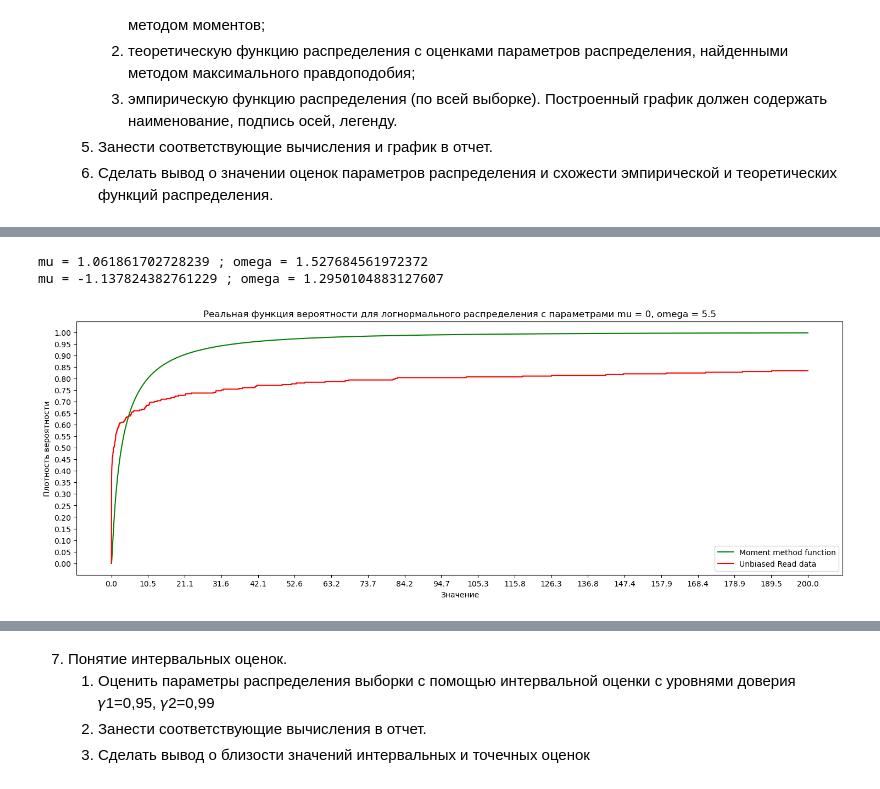
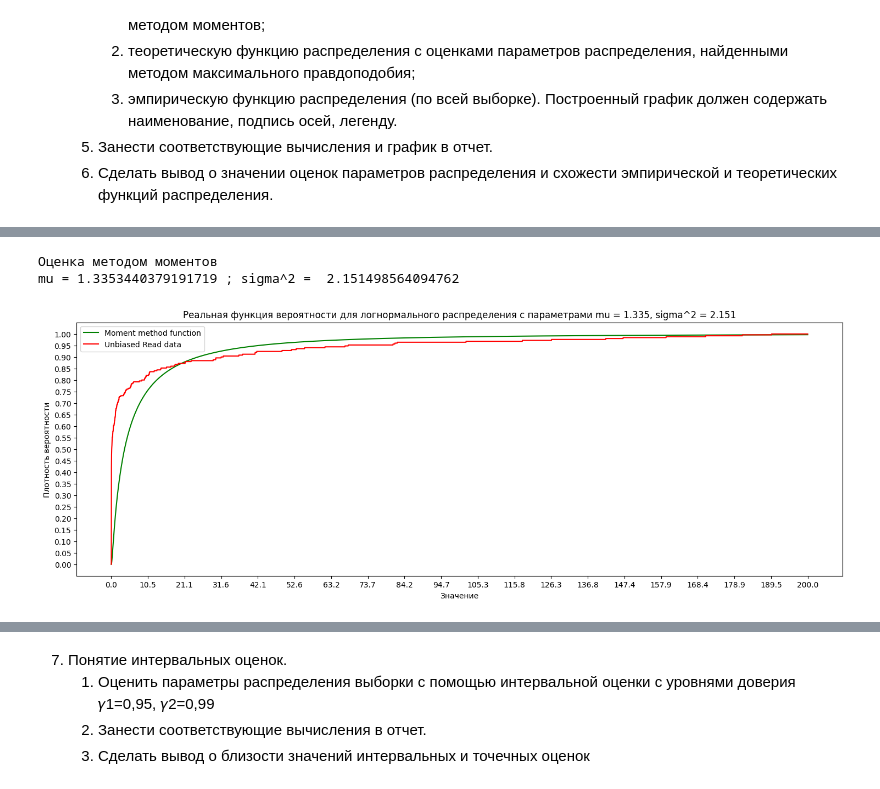
Before and after one commit to Numillyash/matstat-coursework, a Jupyter notebook: lognorm.ipynb, the cells around one changed output, grey strips where cells are left out. Cells and saved outputs as stored; diff of their text form; code cells hidden in the pictures.

```diff
--- a/lognorm.ipynb
+++ b/lognorm.ipynb
@@ -305,28 +326,23 @@ plt.show()
 # теоретическая функция вероятности
 import scipy as scp
 
-def F_real(x, mu, sco, bias = 0):
-    res = 1/2 + (scp.special.erf((np.log(x-bias)-mu)/(sco*(2**0.5))))/2
+def F_real(x, mu, sigma_square, bias = 0):
+    res = 1/2 + (scp.special.erf((np.log(x+0.000001-bias)-mu)/((sigma_square**0.5)*(2**0.5))))/2
     return res
 
-mu = 0
-sco = 5.5
-Y_real = [F_real(x, mu, sco) for x in X]
-
-# bias = 8.9
-# X_biased = np.linspace(0.001+bias+left_border,right_border, num=10000)
-# Y_real_biased = [F_real(x, mu, sco, bias) for x in X_biased]
-
+mu = -0
+sigma_square = 5.5
+Y_real = [F_real(x, mu, sigma_square) for x in X]
 Y_read = [f_hat(a, classedUnbiasedData) for a in X]
 
 fig, ax = plt.subplots(figsize=(18, 6))
 ax.plot(X, Y_real, color='green', label=f'Real function')
 ax.plot(X, Y_read, color='red', label=f'{classedUnbiasedData.dataName}')
-# ax.plot(X_biased, Y_real_biased, color='blue', label=f'Real biassed function')
+
 # Настройка внешнего вида графика
 ax.set_xlabel('Значение')
 ax.set_ylabel('Плотность вероятности')
-ax.set_title(f'Реальная функция вероятности для логнормального распределения с параметрами mu = {mu}, omega = {sco}')
+ax.set_title(f'Реальная функция вероятности для логнормального распределения с параметрами mu = {mu}, sigma^2 = {sigma_square}')
 ax.set_xticks(xt)
 ax.set_yticks(yt)
 ax.legend()
@@ -421,52 +466,30 @@ plt.show()
 # %%
 # метод моментов
-def realMomentStartPowK(K, mu, sco):
-    return np.e ** (K * mu + K*K*sco*sco/2)
 
-def momentMethod(dataSet: Statistics):
-    # E(X) = mean(X)
-    # E(X^2) = mean(X^2)
-    # mu + sco^2 / 2 = ln(mX)
-    # 2mu + sco^2 * 2 = ln(mX^2)
-    # sco = sqrt(ln(mX^2)-2ln(mX))
-    # mu = 2ln(mX)-0.5ln(mX^2)
-    mX = dataSet.dataStartMoment(1)
-    mX2 = dataSet.dataStartMoment(2)
-    mu = 2 * np.log(mX) - 0.5 * np.log(mX2)
-    sco = np.sqrt(np.log(mX2) - 2 * np.log(mX))
-    print('mu =', str(mu), '; omega =', str(sco))
+classedUnbiasedData.momentMethod()
 
-momentMethod(classedUnbiasedData)
-data_new = sorted(data_unbias)[:200]
-classedNewDat = Statistics(data_new, 'обрезанная data')
-momentMethod(classedNewDat)
-
-Y_real = [F_real(x, 1.061861702728239, 1.527684561972372) for x in X]
-Y_real2 = [F_real(x, -1.137824382761229, 1.2950104883127607) for x in X]
+Y_real = [F_real(x, classedUnbiasedData.mu_momentMethod, classedUnbiasedData.sigmaSquare_momentMethod) for x in X]
 Y_read = [f_hat(a, classedUnbiasedData) for a in X]
-Y_read2 = [f_hat(a, classedNewDat) for a in X]
 
 our_data = classedUnbiasedData
 
 fig, ax = plt.subplots(figsize=(18, 6))
 ax.plot(X, Y_real, color='green', label=f'Moment method function')
-# ax.plot(X, Y_real2, color='magenta', label=f'Real2 function')
 ax.plot(X, Y_read, color='red', label=f'{classedUnbiasedData.dataName}')
-# ax.plot(X, Y_read2, color='blue', label=f'{classedNewDat.dataName}')
 # Настройка внешнего вида графика
 ax.set_xlabel('Значение')
 ax.set_ylabel('Плотность вероятности')
-ax.set_title(f'Реальная функция вероятности для логнормального распределения с параметрами mu = {mu}, omega = {sco}')
+ax.set_title(f'Реальная функция вероятности для логнормального распределения с параметрами mu = {classedUnbiasedData.mu_momentMethod:0.3f}, sigma^2 = {classedUnbiasedData.sigmaSquare_momentMethod:0.3f}')
 ax.set_xticks(xt)
 ax.set_yticks(yt)
 ax.legend()
 
 # Вывод графика на экран
 plt.show()
 # %% [output]
-mu = 1.061861702728239 ; omega = 1.527684561972372
-mu = -1.137824382761229 ; omega = 1.2950104883127607
+Оценка методом моментов
+mu = 1.3353440379191719 ; sigma^2 =  2.151498564094762
-[figure, old version]
+[figure, new version]
 # %%
 Y_real = []
 
```
Also changed, not shown: parts of 13 cells of this notebook.
